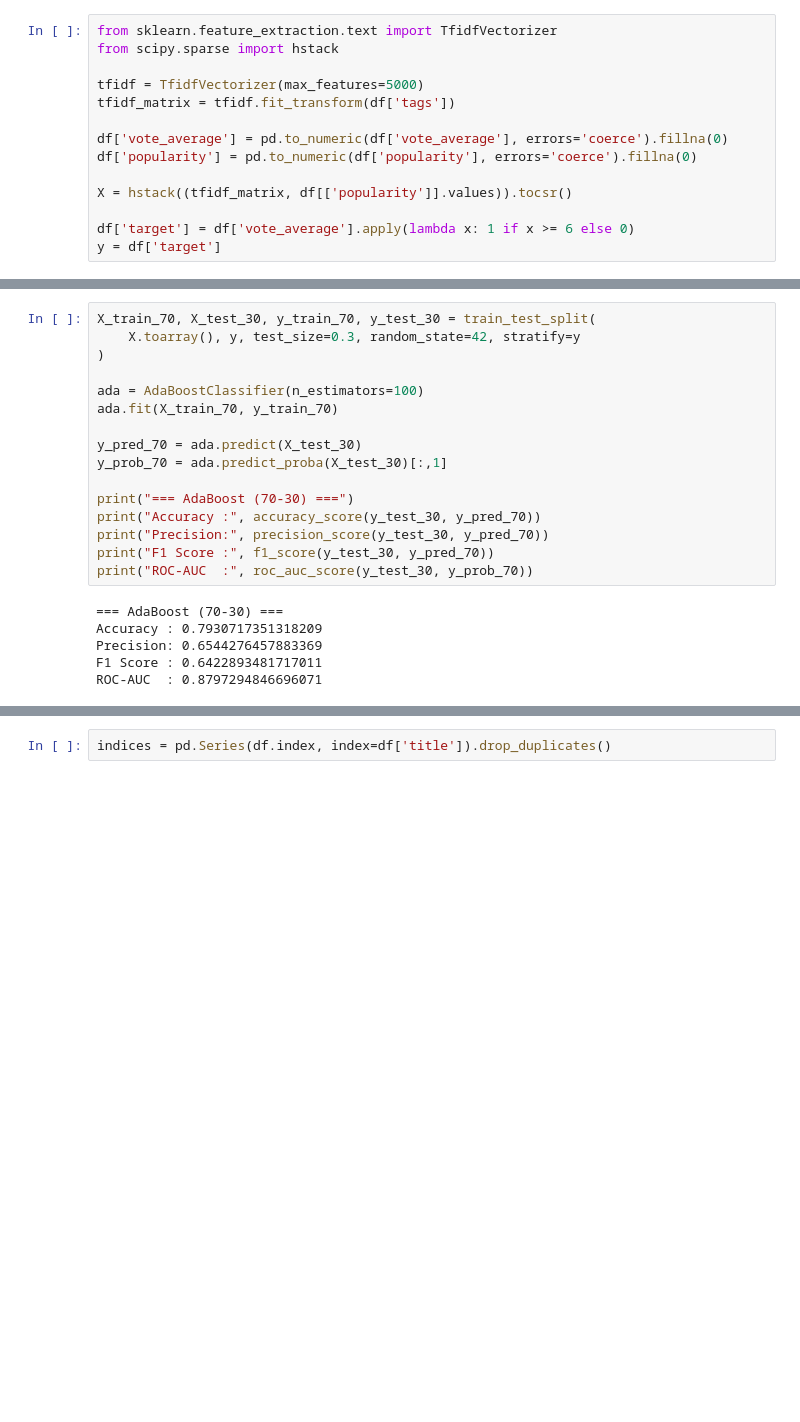
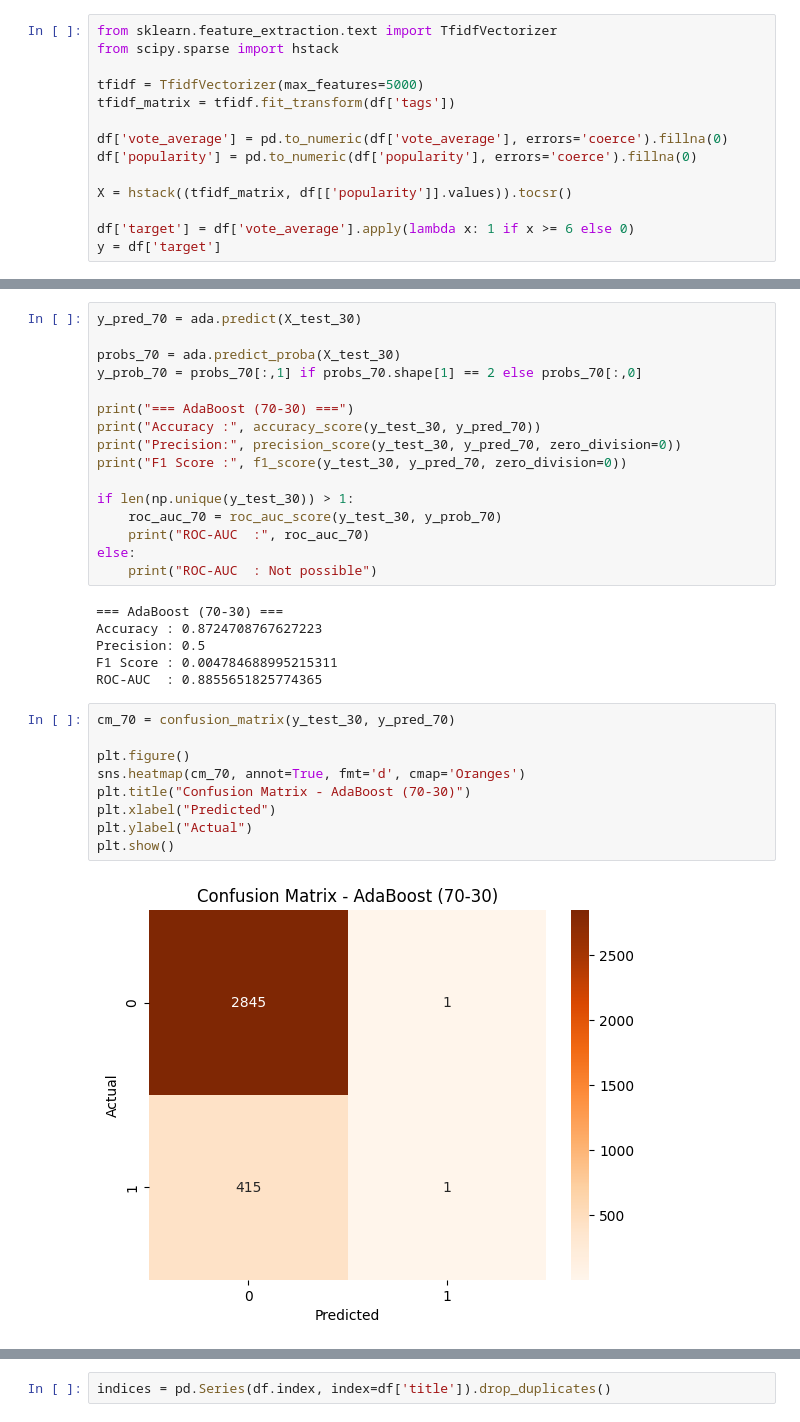
Before and after one commit to MehulShukla-git/Movie_Recommendation_System, a Jupyter notebook: AdaBoost_Classifier.ipynb, the cells around one changed output, grey strips where cells are left out. Saved outputs shown, nothing was run; the diff lists cells and outputs as text; blank space fills up the shorter version.

```diff
--- a/AdaBoost_Classifier.ipynb
+++ b/AdaBoost_Classifier.ipynb
@@ -122,23 +163,34 @@ plt.show()
 # %%
-X_train_70, X_test_30, y_train_70, y_test_30 = train_test_split(
-    X.toarray(), y, test_size=0.3, random_state=42, stratify=y
-)
+y_pred_70 = ada.predict(X_test_30)
 
-ada = AdaBoostClassifier(n_estimators=100)
-ada.fit(X_train_70, y_train_70)
-
-y_pred_70 = ada.predict(X_test_30)
-y_prob_70 = ada.predict_proba(X_test_30)[:,1]
+probs_70 = ada.predict_proba(X_test_30)
+y_prob_70 = probs_70[:,1] if probs_70.shape[1] == 2 else probs_70[:,0]
 
 print("=== AdaBoost (70-30) ===")
 print("Accuracy :", accuracy_score(y_test_30, y_pred_70))
-print("Precision:", precision_score(y_test_30, y_pred_70))
-print("F1 Score :", f1_score(y_test_30, y_pred_70))
-print("ROC-AUC  :", roc_auc_score(y_test_30, y_prob_70))
+print("Precision:", precision_score(y_test_30, y_pred_70, zero_division=0))
+print("F1 Score :", f1_score(y_test_30, y_pred_70, zero_division=0))
+
+if len(np.unique(y_test_30)) > 1:
+    roc_auc_70 = roc_auc_score(y_test_30, y_prob_70)
+    print("ROC-AUC  :", roc_auc_70)
+else:
+    print("ROC-AUC  : Not possible")
 # %% [output]
 === AdaBoost (70-30) ===
-Accuracy : 0.7930717351318209
-Precision: 0.6544276457883369
-F1 Score : 0.6422893481717011
-ROC-AUC  : 0.8797294846696071
+Accuracy : 0.8724708767627223
+Precision: 0.5
+F1 Score : 0.004784688995215311
+ROC-AUC  : 0.8855651825774365
+# %%
+cm_70 = confusion_matrix(y_test_30, y_pred_70)
+
+plt.figure()
+sns.heatmap(cm_70, annot=True, fmt='d', cmap='Oranges')
+plt.title("Confusion Matrix - AdaBoost (70-30)")
+plt.xlabel("Predicted")
+plt.ylabel("Actual")
+plt.show()
+# %% [output]
+[figure, added]
 # %%
```
Also changed, not shown: parts of 9 cells of this notebook.
